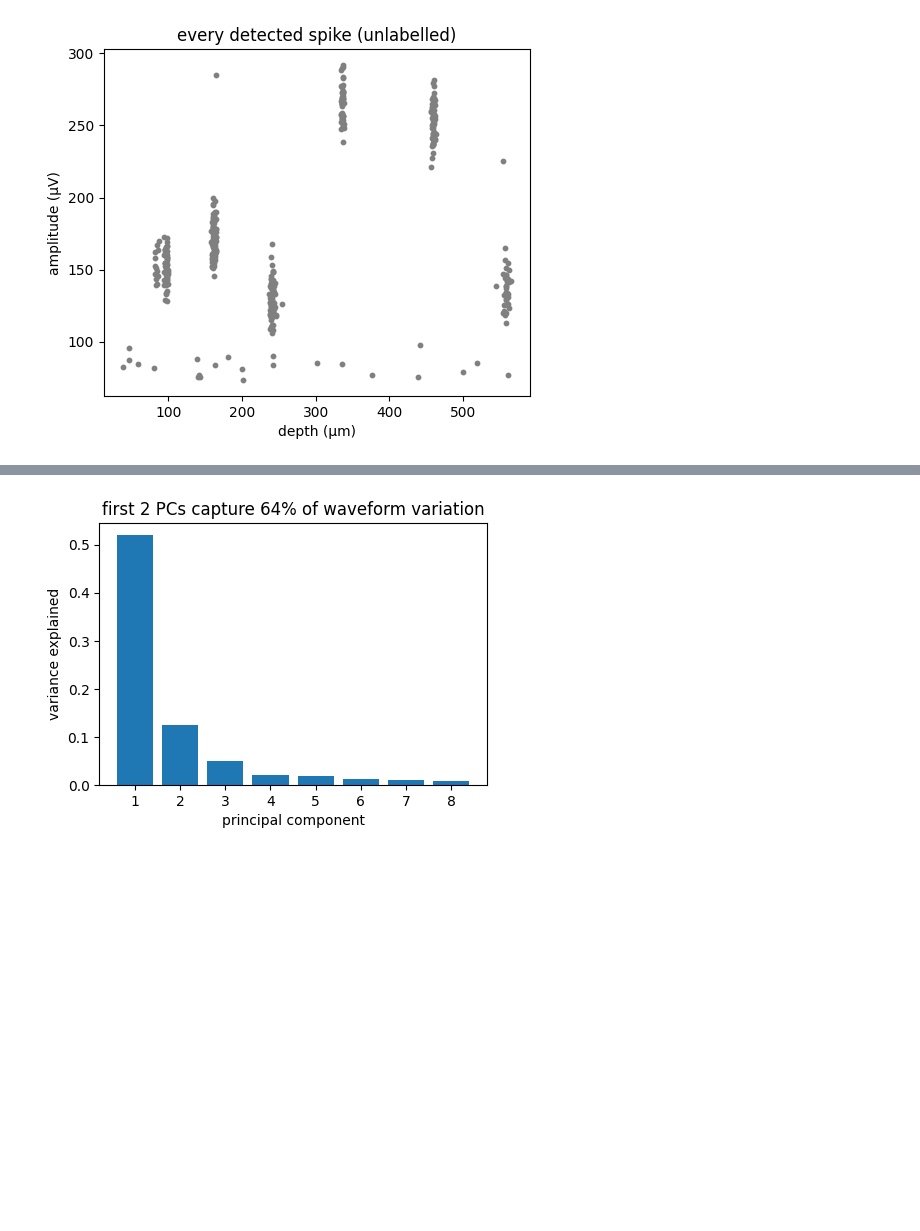
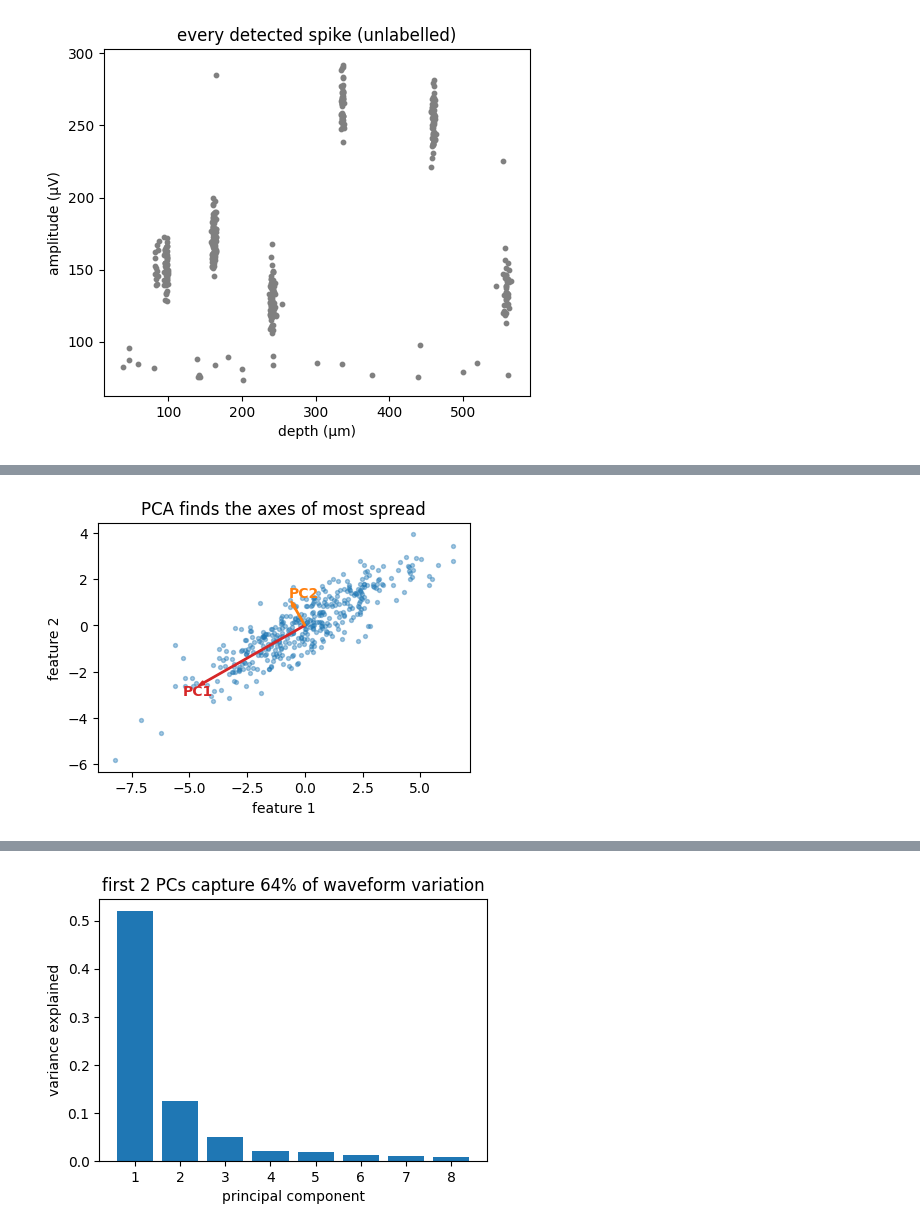
Before and after one commit to stootoon/swc-en-2026, a Jupyter notebook: ephys-pop/notebooks/04_features_solutions.ipynb, the cells around one changed output, grey strips where cells are left out. Cells and saved outputs as stored; diff of their text form; code cells hidden in the pictures; blank space fills up the shorter version.

```diff
--- a/ephys-pop/notebooks/04_features_solutions.ipynb
+++ b/ephys-pop/notebooks/04_features_solutions.ipynb
@@ -72 +90,18 @@ plt.show()
+# %%
+# A cloud of 2-D points, stretched and tilted (like the neighbour-channel cloud in NB2).
+rng = np.random.default_rng(1)
+cloud = rng.normal(size=(400, 2)) @ np.array([[2.4, 1.3], [0.0, 0.7]])
+cloud = cloud - cloud.mean(0)
+U, S, Vt = np.linalg.svd(cloud, full_matrices=False)   # PCA: axes are the singular vectors
+
+plt.figure(figsize=(4.8, 4.8))
+plt.scatter(cloud[:, 0], cloud[:, 1], s=8, alpha=0.4)
+for k, color in zip(range(2), ["tab:red", "tab:orange"]):
+    v = Vt[k] * (S[k] / np.sqrt(len(cloud))) * 2
+    plt.arrow(0, 0, v[0], v[1], color=color, width=0.06, length_includes_head=True)
+    plt.text(v[0] * 1.15, v[1] * 1.15, f"PC{k+1}", color=color, fontweight="bold")
+plt.gca().set_aspect("equal"); plt.xlabel("feature 1"); plt.ylabel("feature 2")
+plt.title("PCA finds the axes of most spread"); plt.show()
+# %% [output]
+[figure, added]
 # %% [markdown]
```
Also changed, not shown: parts of 2 cells of this notebook, 17 other files.
